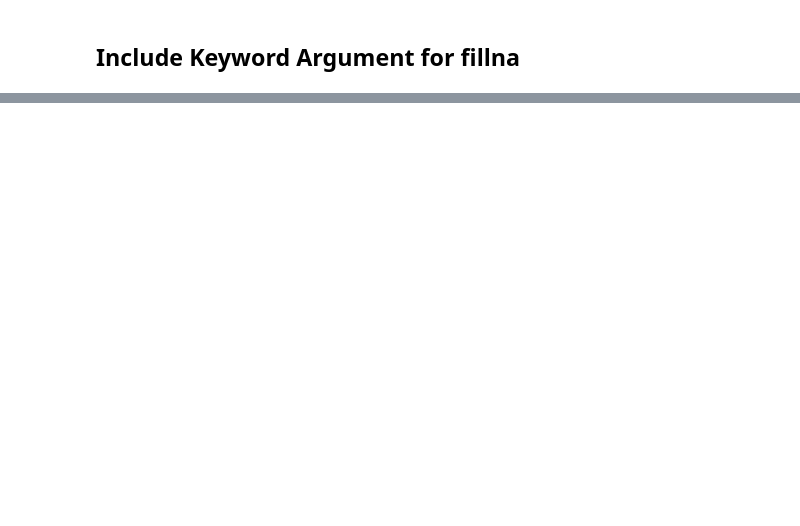
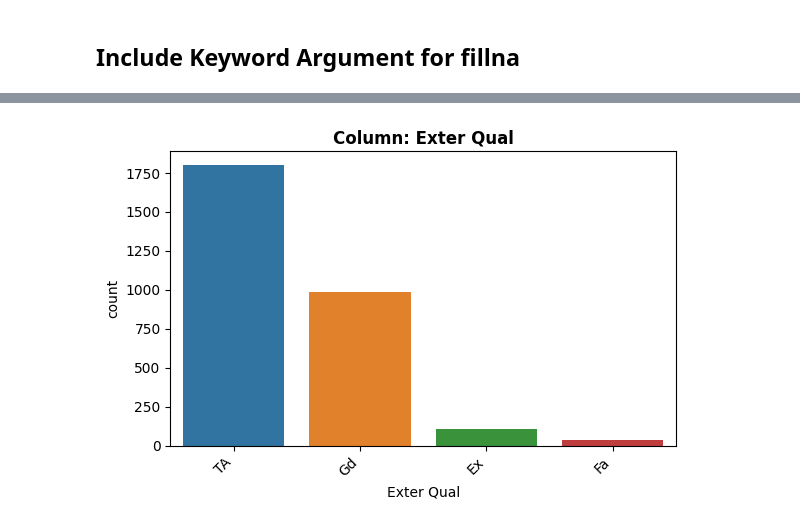
Before and after one commit to eckoecho/CodingDojo, a Jupyter notebook: EDA_Functions_Part_1.ipynb, the cells around one changed output, grey strips where cells are left out. Drawn from its saved outputs; the diff is of its cells as text; code cells hidden in the pictures; blank space fills up the shorter version.

```diff
--- a/EDA_Functions_Part_1.ipynb
+++ b/EDA_Functions_Part_1.ipynb
@@ -121,0 +147,5 @@ explore_categorical(df, "Alley", fillna=False)
+# %%
+# Test our function on Exter Qual
+explore_categorical(df, x="Exter Qual");
+# %% [output]
+[figure, added]
```
Also changed, not shown: parts of 29 cells of this notebook.
